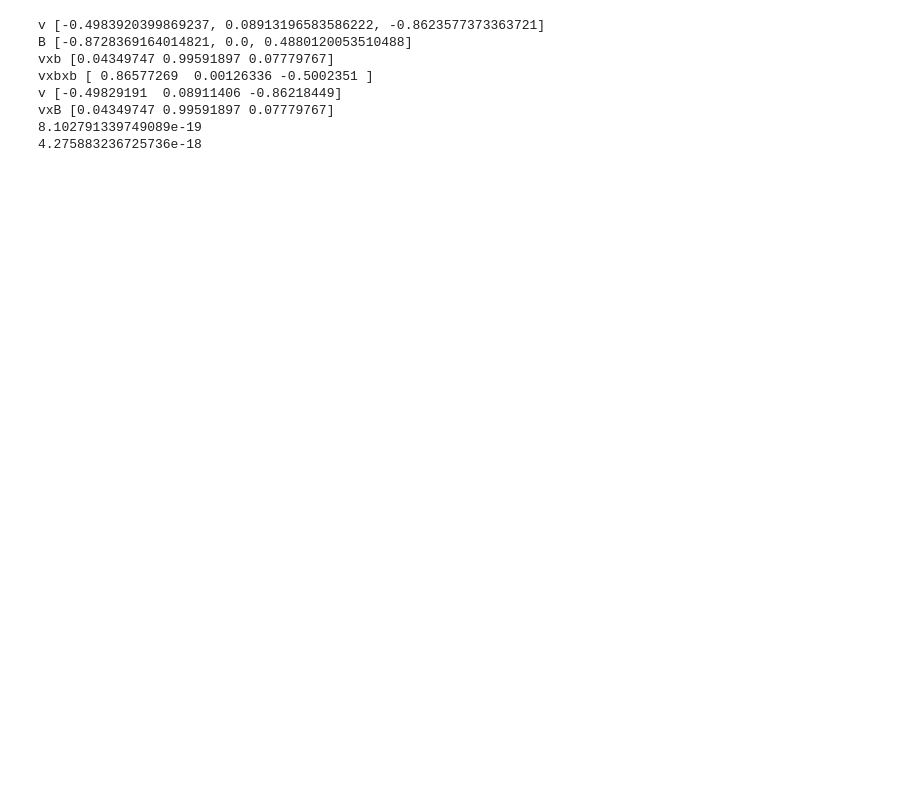
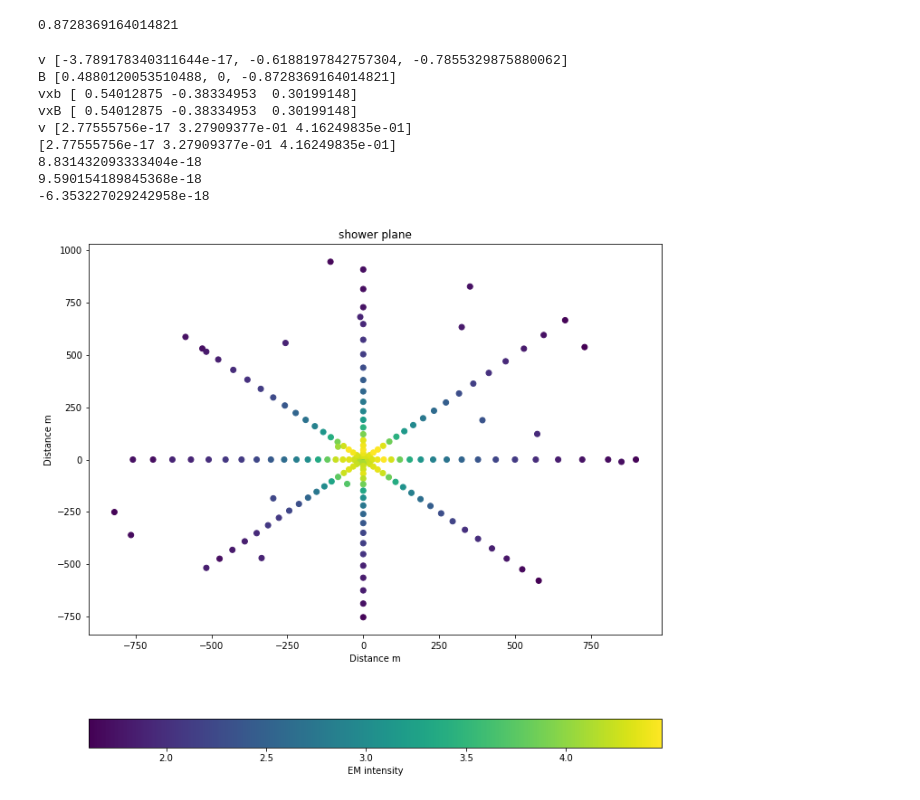
Before and after one commit to abwembya/D2Splane2, a Jupyter notebook: shower_plane.ipynb, the cells around one changed output. Saved outputs shown, nothing was run; the diff lists cells and outputs as text; code cells hidden in the pictures; blank space fills up the shorter version.

```diff
--- a/shower_plane.ipynb
+++ b/shower_plane.ipynb
@@ -108,4 +108,3 @@ class REvent:
         self.Bdec = ei[18]
         self.ground=ei[11]
         self.dist_xmax=ei[6]
-        self.set_unit_vectors()
@@ -153,30 +136,81 @@ Bdec
+# %%
+Binc= np.deg2rad(ev.Binc)
+np.sin(Binc)
+# %% [output]
+0.8728369164014821
 # %%
 def vxvxb(zenith,azimuth,Binc):
-    zen = np.deg2rad(zenith)
-    azi = np.deg2rad(azimuth)
+    zenith= np.deg2rad(zenith)
+    azimuth = np.deg2rad(azimuth)
     Binc= np.deg2rad(Binc)
     v = [-np.sin(zenith)*np.cos(azimuth),-np.sin(zenith)*np.sin(azimuth),-np.cos(zenith)]
     # in the direction opp to the shower axis
-    B = [-np.sin(Binc), 0.0 ,np.cos(Binc)]
+    B = [np.cos(Binc),0,-np.sin(Binc)]
     vxB=np.cross(v,B)
     vxvxB=np.cross(v,vxB)
     print('v',v)
     print('B',B)
     print('vxb',vxB)
-    print('vxbxb',vxvxB)
-    print('v',np.cross(vxB,vxvxB))
     print('vxB',np.cross(vxvxB,v))
+    print('v',np.cross(vxvxB,vxB))
+    print(np.cross(vxvxB,vxB))
     print(np.dot(vxvxB,vxB))
     print(np.dot(v,vxB))
+    print(np.dot(vxvxB,v))
 
 
-vxvxb(zenith,azimuth,Binc)
+
+vxvxb(ev.zenith,ev.azimuth,ev.Binc)
 # %% [output]
-v [-0.4983920399869237, 0.08913196583586222, -0.8623577373363721]
-B [-0.8728369164014821, 0.0, 0.4880120053510488]
-vxb [0.04349747 0.99591897 0.07779767]
-vxbxb [ 0.86577269  0.00126336 -0.5002351 ]
-v [-0.49829191  0.08911406 -0.86218449]
-vxB [0.04349747 0.99591897 0.07779767]
-8.102791339749089e-19
-4.275883236725736e-18
+v [-3.789178340311644e-17, -0.6188197842757304, -0.7855329875880062]
+B [0.4880120053510488, 0, -0.8728369164014821]
+vxb [ 0.54012875 -0.38334953  0.30199148]
+vxB [ 0.54012875 -0.38334953  0.30199148]
+v [2.77555756e-17 3.27909377e-01 4.16249835e-01]
+[2.77555756e-17 3.27909377e-01 4.16249835e-01]
+8.831432093333404e-18
+9.590154189845368e-18
+-6.353227029242958e-18
+# %%
+
+filename = 'Stshp_Proton_3.98_38.2_90.0_22'
+# The test file, to be read
+events = filename+".hdf5"
+file = h5py.File(events, 'r')  # Opening a HDF5-file, for reading only
+
+'''  v b vxb vvb '''
+zenith= np.deg2rad(ev.zenith)
+azimuth = np.deg2rad(ev.azimuth)
+Binc= np.deg2rad(ev.Binc)
+v = [-np.sin(zenith)*np.cos(azimuth),-np.sin(zenith)*np.sin(azimuth),-np.cos(zenith)]
+B = [np.cos(Binc),0,-np.sin(Binc)]
+vxB=np.cross(v,B)
+vxvxB=np.cross(v,vxB)
+
+
+''' Showing the locations of antennas'''
+proton_data = file[filename]
+primary_direction = file['RunInfo']['Zenith'][0], file['RunInfo']['Azimuth'][0]
+antenna_info = proton_data['AntennaInfo']
+coords = np.zeros((3, len(antenna_info)))
+coords[0] = antenna_info['X']
+coords[1] = antenna_info['Y']
+coords[2] = antenna_info['Z']-1086
+
+''' Showercoordinates in v, (vxB), (vx(vxB)) '''
+showercoords = np.zeros((3, len(antenna_info)))
+showercoords[0] = vxB[0]*coords[0] + vxB[1]*coords[1] + vxB[2]*coords[2]
+showercoords[1] = vxvxB[0]*coords[0] + vxvxB[1]*coords[1] + vxvxB[2]*coords[2]
+showercoords[2] = v[0]*coords[0] + v[1]*coords[1] + v[2]*coords[2]
+
+
+fig = plt.figure()
+plt.scatter(showercoords[0],showercoords[1] ,c=lmaxVals[cut],alpha=1)
+plt.colorbar(label="EM intensity", orientation="horizontal")
+plt.title("shower plane")
+plt.xlabel("Distance m")
+plt.ylabel("Distance m")
+plt.tight_layout()
+fig.set_size_inches(10.5, 10.5)
+# %% [output]
+[figure, added]
```
Also changed, not shown: parts of 3 cells of this notebook, 4 other files.
